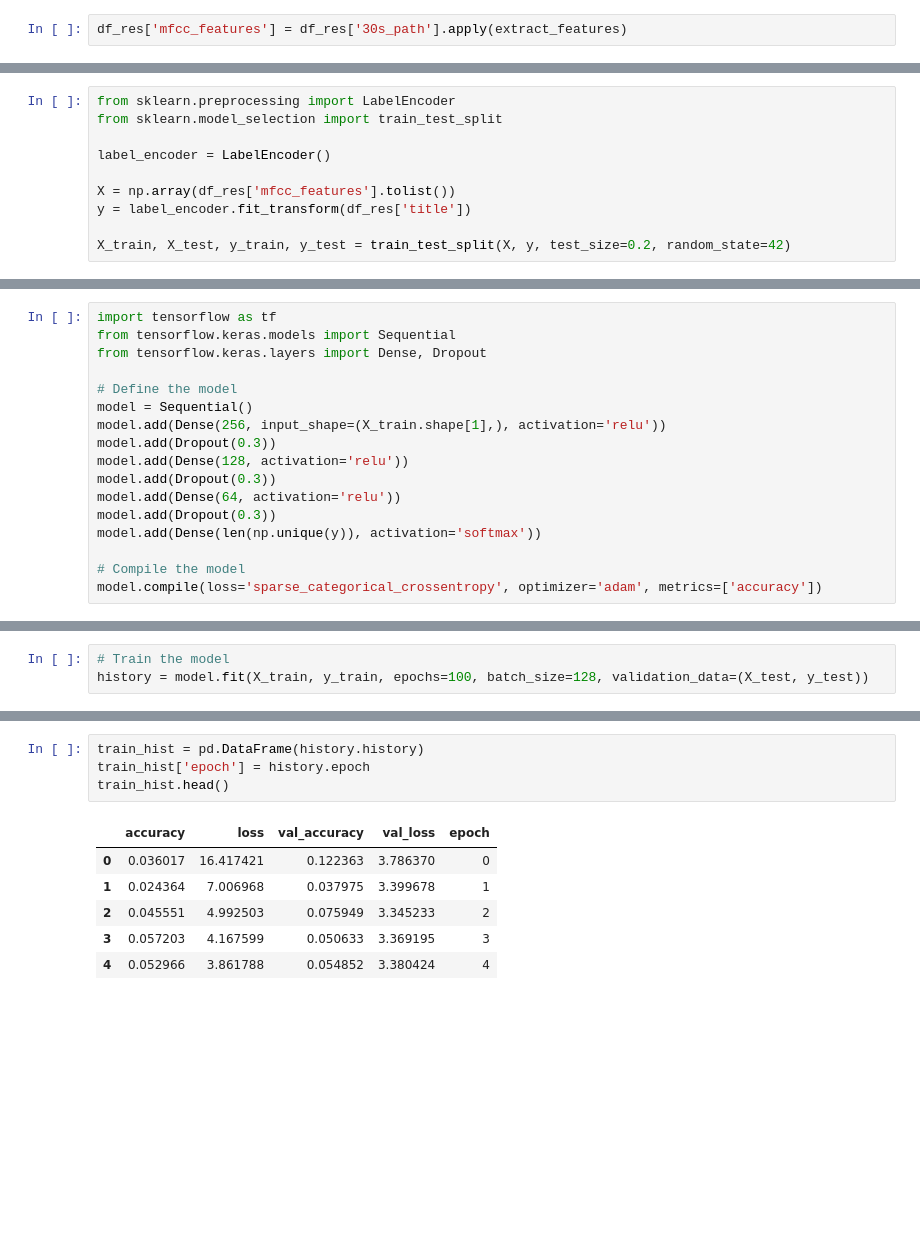
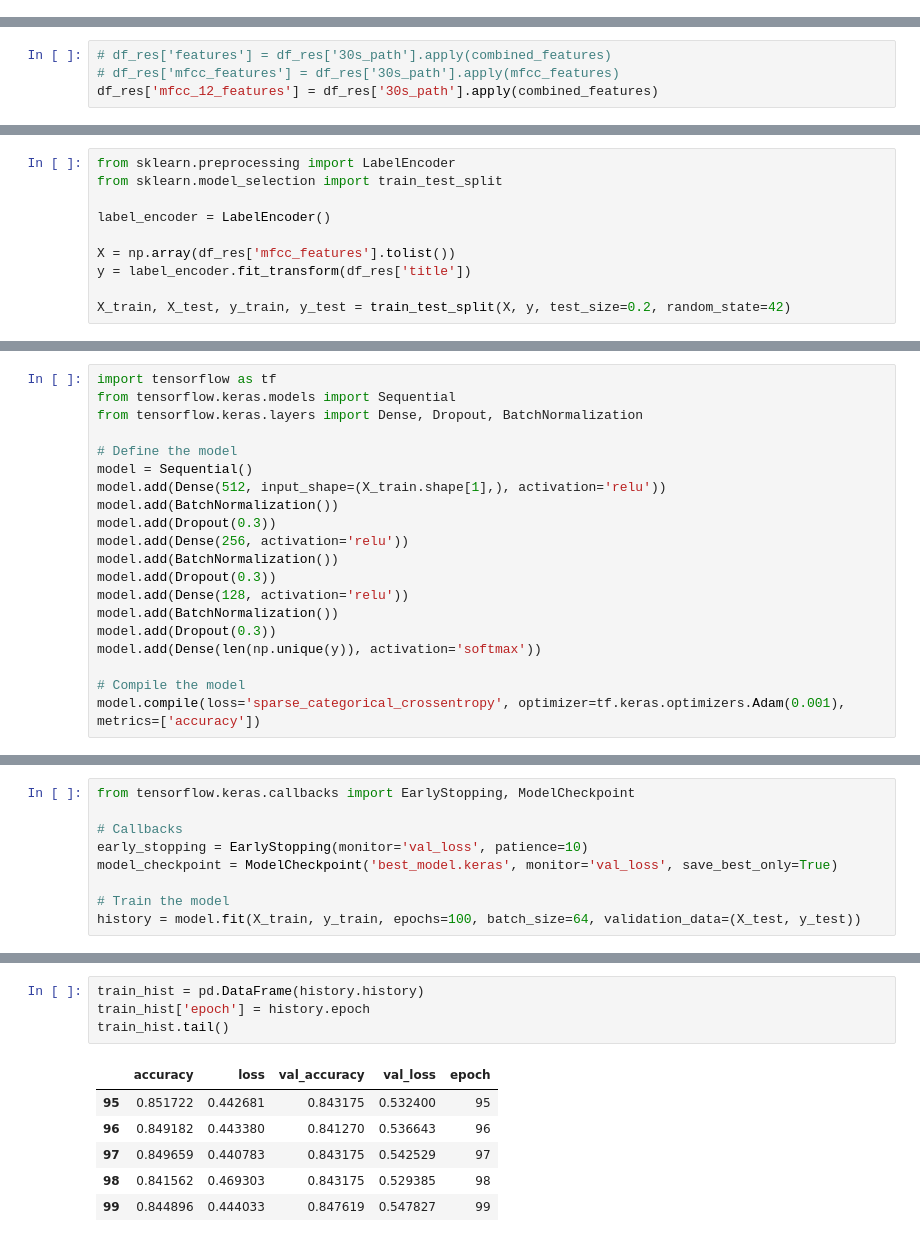
Before and after one commit to SuaraNusa/python-suara-nusa-model, a Jupyter notebook: tf_main.ipynb, the cells around one changed output, grey strips where cells are left out. Saved outputs shown, nothing was run; the diff lists cells and outputs as text; blank space fills up the shorter version.

Commit message:
added new features to feature extraction, batch normalization and callbacks into the model architecture

```diff
--- a/tf_main.ipynb
+++ b/tf_main.ipynb
@@ -140,2 +147,0 @@ def extract_features(file_path):
-# %%
-df_res['mfcc_features'] = df_res['30s_path'].apply(extract_features)
@@ -150,0 +148,4 @@ df_res.head()
+# %%
+# df_res['features'] = df_res['30s_path'].apply(combined_features)
+# df_res['mfcc_features'] = df_res['30s_path'].apply(mfcc_features)
+df_res['mfcc_12_features'] = df_res['30s_path'].apply(combined_features)
@@ -167,20 +178,23 @@ X_test shape: (237, 128)
 # %%
 import tensorflow as tf
 from tensorflow.keras.models import Sequential
-from tensorflow.keras.layers import Dense, Dropout
+from tensorflow.keras.layers import Dense, Dropout, BatchNormalization
 
 # Define the model
 model = Sequential()
-model.add(Dense(256, input_shape=(X_train.shape[1],), activation='relu'))
+model.add(Dense(512, input_shape=(X_train.shape[1],), activation='relu'))
+model.add(BatchNormalization())
+model.add(Dropout(0.3))
+model.add(Dense(256, activation='relu'))
+model.add(BatchNormalization())
 model.add(Dropout(0.3))
 model.add(Dense(128, activation='relu'))
-model.add(Dropout(0.3))
-model.add(Dense(64, activation='relu'))
+model.add(BatchNormalization())
 model.add(Dropout(0.3))
 model.add(Dense(len(np.unique(y)), activation='softmax'))
 
 # Compile the model
-model.compile(loss='sparse_categorical_crossentropy', optimizer='adam', metrics=['accuracy'])
+model.compile(loss='sparse_categorical_crossentropy', optimizer=tf.keras.optimizers.Adam(0.001), metrics=['accuracy'])
 # %%
 model.summary()
 # %% [output]
@@ -208,5 +222,11 @@ Model: "sequential_4"
 # %%
+from tensorflow.keras.callbacks import EarlyStopping, ModelCheckpoint
+
+# Callbacks
+early_stopping = EarlyStopping(monitor='val_loss', patience=10)
+model_checkpoint = ModelCheckpoint('best_model.keras', monitor='val_loss', save_best_only=True)
+
 # Train the model
-history = model.fit(X_train, y_train, epochs=100, batch_size=128, validation_data=(X_test, y_test))
+history = model.fit(X_train, y_train, epochs=100, batch_size=64, validation_data=(X_test, y_test))
 # %% [output]
 Epoch 1/100
@@ -229,14 +249,14 @@ Epoch 100/100
 # %%
 train_hist = pd.DataFrame(history.history)
 train_hist['epoch'] = history.epoch
-train_hist.head()
+train_hist.tail()
 # %% [output]
 |  | accuracy | loss | val_accuracy | val_loss | epoch |
-| 0 | 0.036017 | 16.417421 | 0.122363 | 3.786370 | 0 |
-| 1 | 0.024364 | 7.006968 | 0.037975 | 3.399678 | 1 |
-| 2 | 0.045551 | 4.992503 | 0.075949 | 3.345233 | 2 |
-| 3 | 0.057203 | 4.167599 | 0.050633 | 3.369195 | 3 |
-| 4 | 0.052966 | 3.861788 | 0.054852 | 3.380424 | 4 |
+| 95 | 0.851722 | 0.442681 | 0.843175 | 0.532400 | 95 |
+| 96 | 0.849182 | 0.443380 | 0.841270 | 0.536643 | 96 |
+| 97 | 0.849659 | 0.440783 | 0.843175 | 0.542529 | 97 |
+| 98 | 0.841562 | 0.469303 | 0.843175 | 0.529385 | 98 |
+| 99 | 0.844896 | 0.444033 | 0.847619 | 0.547827 | 99 |
 # %%
 # evaluate the model
 loss, acc = model.evaluate(X_test, y_test, verbose=0)
```
Also changed, not shown: parts of 24 cells of this notebook, 3 other files.
